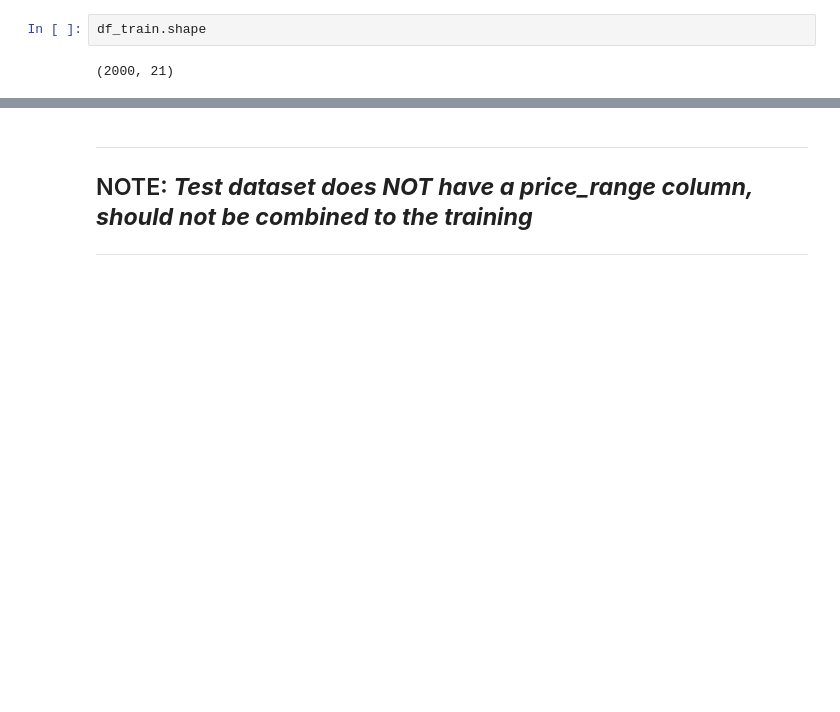
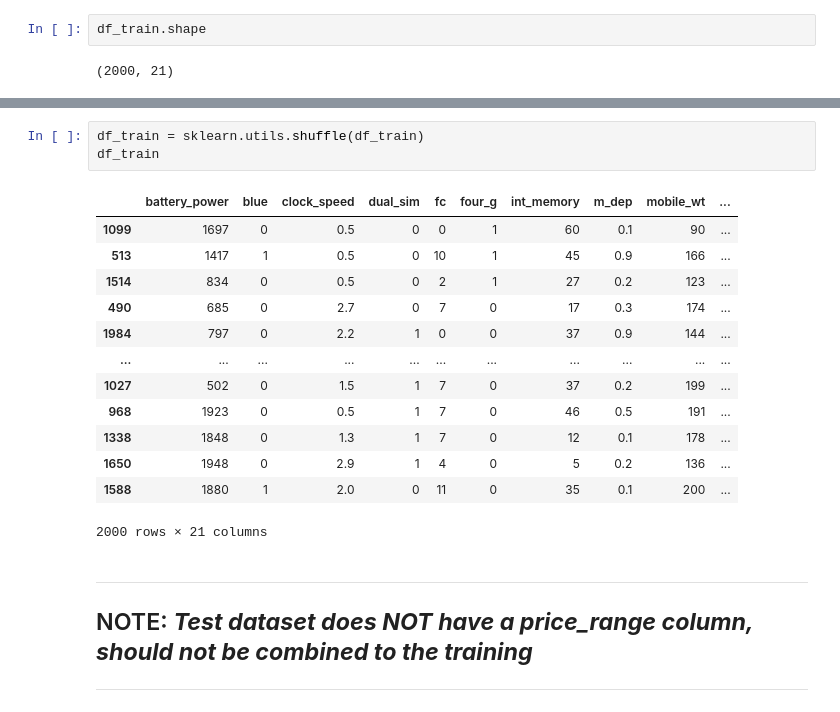
Before and after one commit to theLeague-AI/TheLeagueAI_main, a Jupyter notebook: Project_2021/Mobile Price Competition Data Preparation.ipynb, the cells around one changed output, grey strips where cells are left out. Saved outputs shown, nothing was run; the diff lists cells and outputs as text; blank space fills up the shorter version.

```diff
--- a/Project_2021/Mobile Price Competition Data Preparation.ipynb
+++ b/Project_2021/Mobile Price Competition Data Preparation.ipynb
@@ -89,3 +111,20 @@ df_train.shape
+# %%
+df_train = sklearn.utils.shuffle(df_train)
+df_train
+# %% [output]
+|  | battery_power | blue | clock_speed | dual_sim | fc | four_g | int_memory | m_dep | mobile_wt | ... |
+| 1099 | 1697 | 0 | 0.5 | 0 | 0 | 1 | 60 | 0.1 | 90 | ... |
+| 513 | 1417 | 1 | 0.5 | 0 | 10 | 1 | 45 | 0.9 | 166 | ... |
+| 1514 | 834 | 0 | 0.5 | 0 | 2 | 1 | 27 | 0.2 | 123 | ... |
+| 490 | 685 | 0 | 2.7 | 0 | 7 | 0 | 17 | 0.3 | 174 | ... |
+| 1984 | 797 | 0 | 2.2 | 1 | 0 | 0 | 37 | 0.9 | 144 | ... |
+| ... | ... | ... | ... | ... | ... | ... | ... | ... | ... | ... |
+| 1027 | 502 | 0 | 1.5 | 1 | 7 | 0 | 37 | 0.2 | 199 | ... |
+| 968 | 1923 | 0 | 0.5 | 1 | 7 | 0 | 46 | 0.5 | 191 | ... |
+| 1338 | 1848 | 0 | 1.3 | 1 | 7 | 0 | 12 | 0.1 | 178 | ... |
+| 1650 | 1948 | 0 | 2.9 | 1 | 4 | 0 | 5 | 0.2 | 136 | ... |
+| 1588 | 1880 | 1 | 2.0 | 0 | 11 | 0 | 35 | 0.1 | 200 | ... |
+2000 rows × 21 columns
 # %% [markdown]
 
 
```
Also changed, not shown: parts of 46 cells of this notebook.
